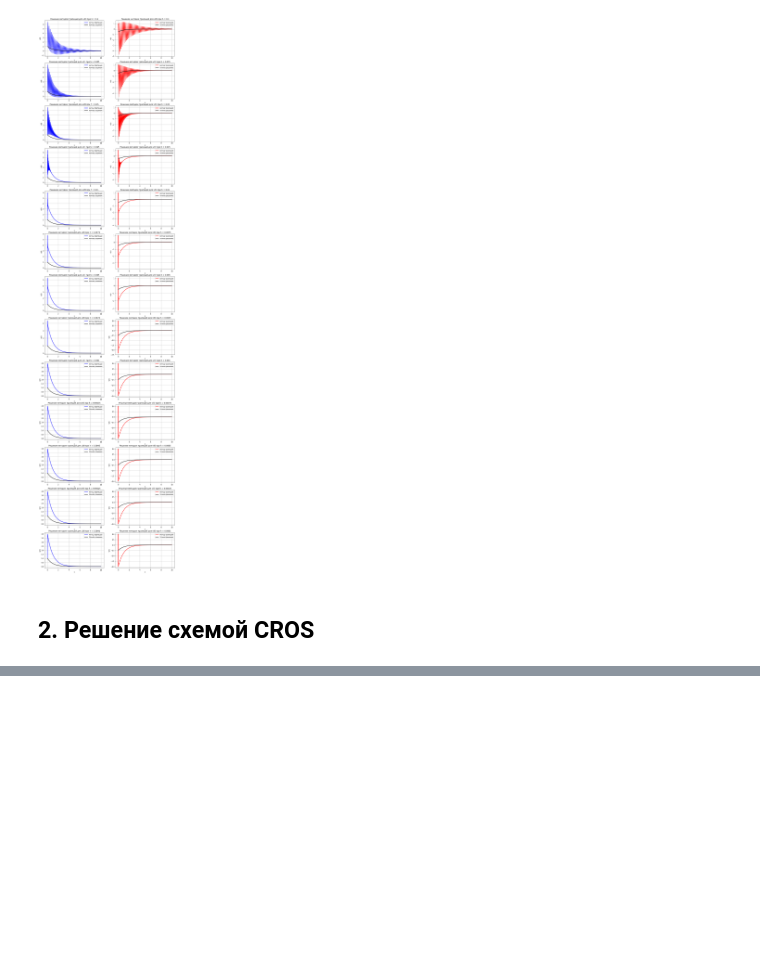
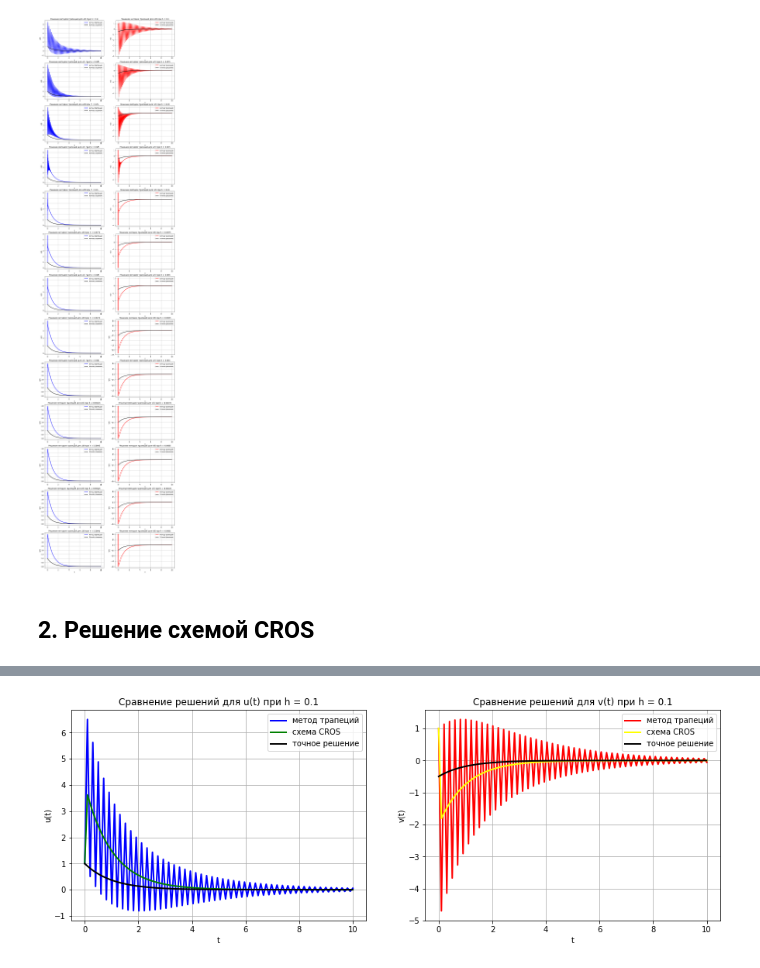
Before and after one commit to denisstasyev/Computational_Mathematics, a Jupyter notebook: PracticalTask1/PracticalTask1.ipynb, the cells around one changed output, grey strips where cells are left out. Saved outputs shown, nothing was run; the diff lists cells and outputs as text; code cells hidden in the pictures; blank space fills up the shorter version.

```diff
--- a/PracticalTask1/PracticalTask1.ipynb
+++ b/PracticalTask1/PracticalTask1.ipynb
@@ -482,0 +696,88 @@ plt.savefig('trapezoid method_analysis_2.png')
+# %%
+%matplotlib inline
+import numpy as np
+from matplotlib import pyplot as plt
+
+# drawing improvements
+fig_size = plt.rcParams["figure.figsize"]
+fig_size[0] = 15 #width
+fig_size[1] = 5 #height
+plt.rcParams["figure.figsize"] = fig_size
+
+# constants
+x_min = 0
+x_max = 10
+
+h = 10**-1
+N = int((x_max - x_min) / h)
+
+u1 = np.zeros(N)
+v1 = np.zeros(N)
+
+u1[0] = 1
+v1[0] = 1
+
+u2 = np.zeros(N)
+v2 = np.zeros(N)
+
+u2[0] = 1
+v2[0] = 1
+
+for i in range(0, N-1):
+    A1 = np.array([[1 - 499*h, -999*h], [499.5*h, 1 + 999.5*h]])
+    B1 = np.array([(1 + 499*h)*u1[i] + 999*h*v1[i], -499.5*h*u1[i] + (1 - 999.5*h)*v1[i]])
+    X1 = np.linalg.solve(A1, B1) # решаем данную систему
+
+    u1[i+1] = X1[0]
+    v1[i+1] = X1[1]
+
+    A2 = np.array([[complex(1 - 499*h, - h*499), complex(-999*h, - h*999)],
+                  [complex(499.5*h, + 499.5*h), complex(1 + 999.5*h, + 999.5*h)]])
+    B2 = np.array([998*u2[i] + 1998*v2[i], -999*u2[i] - 1999*v2[i]])
+    W = np.linalg.solve(A2, B2) # решаем данную систему
+
+    u2[i+1] = u2[i] + h*W[0].real
+    v2[i+1] = v2[i] + h*W[1].real
+
+x = np.linspace(x_min, x_max, num=N)
+
+ax = plt.subplot(1,2,1)
+plt.plot(x, u1, color='blue', label='метод трапеций', linewidth=2.0)
+ax.set_title(f"Сравнение решений для u(t) при h = {h}")
+ax.set_xlabel('t')
+ax.set_ylabel('u(t)')
+ax.legend()
+
+ax = plt.subplot(1,2,2)
+plt.plot(x, v1, color='red', label='метод трапеций', linewidth=2.0)
+ax.set_title(f"Сравнение решений для v(t) при h = {h}")
+ax.set_xlabel('t')
+ax.set_ylabel('v(t)')
+ax.legend()
+
+ax = plt.subplot(1,2,1)
+plt.plot(x, u2, color='green', label='схема CROS', linewidth=2.0)
+ax.legend()
+
+ax = plt.subplot(1,2,2)
+plt.plot(x, v2, color='yellow', label='схема CROS', linewidth=2.0)
+ax.legend()
+
+# Точное решение
+x0 = np.arange(x_min, x_max, 0.01)
+u0 = 1996/1999 * np.exp(-x0) + 3/1999 * np.exp(-2000*x0)
+v0 = -998/1999 * np.exp(-x0) # + 2997/3 * np.exp(-2000*x0)
+
+ax = plt.subplot(1,2,1)
+plt.plot(x0, u0, color='black', label='точное решение', linewidth=2.0)
+ax.legend()
+plt.grid()
+
+ax = plt.subplot(1,2,2)
+plt.plot(x0, v0, color='black', label='точное решение', linewidth=2.0)
+ax.legend()
+plt.grid()
+
+plt.savefig('solutions_comparison_1.png')
+# %% [output]
+[figure, added]
```
Also changed, not shown: parts of 9 cells of this notebook, 9 other files.
